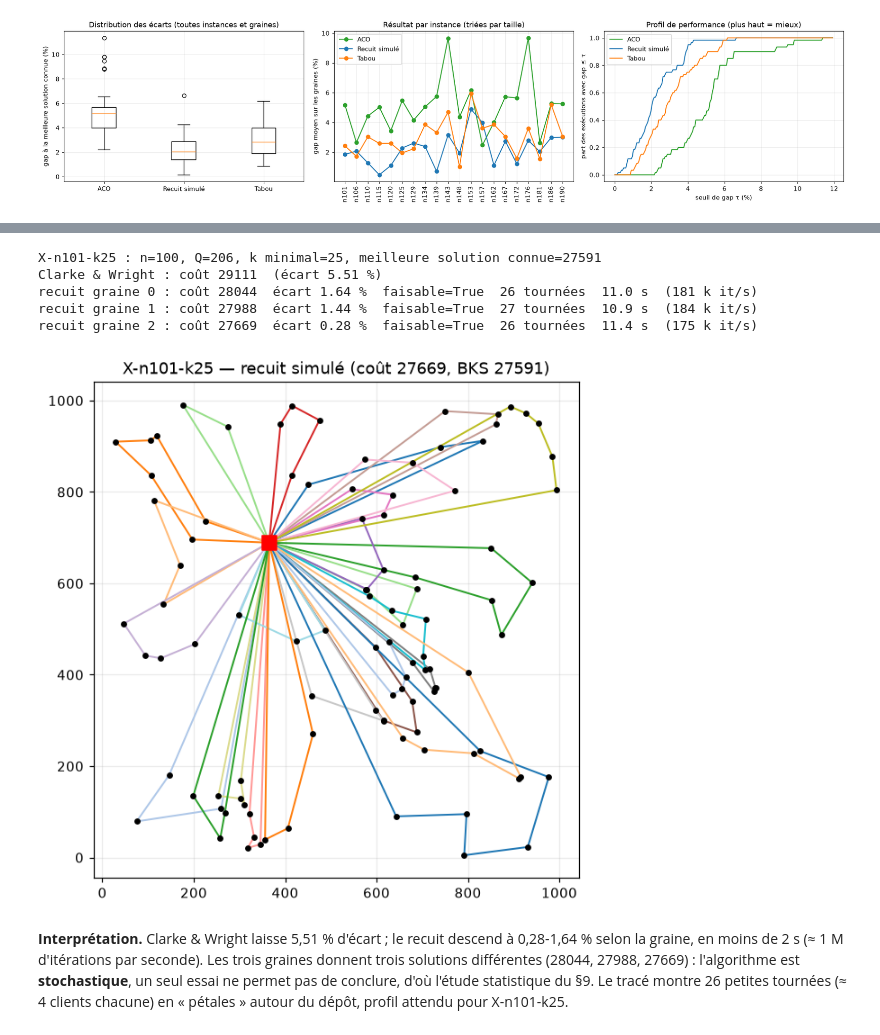
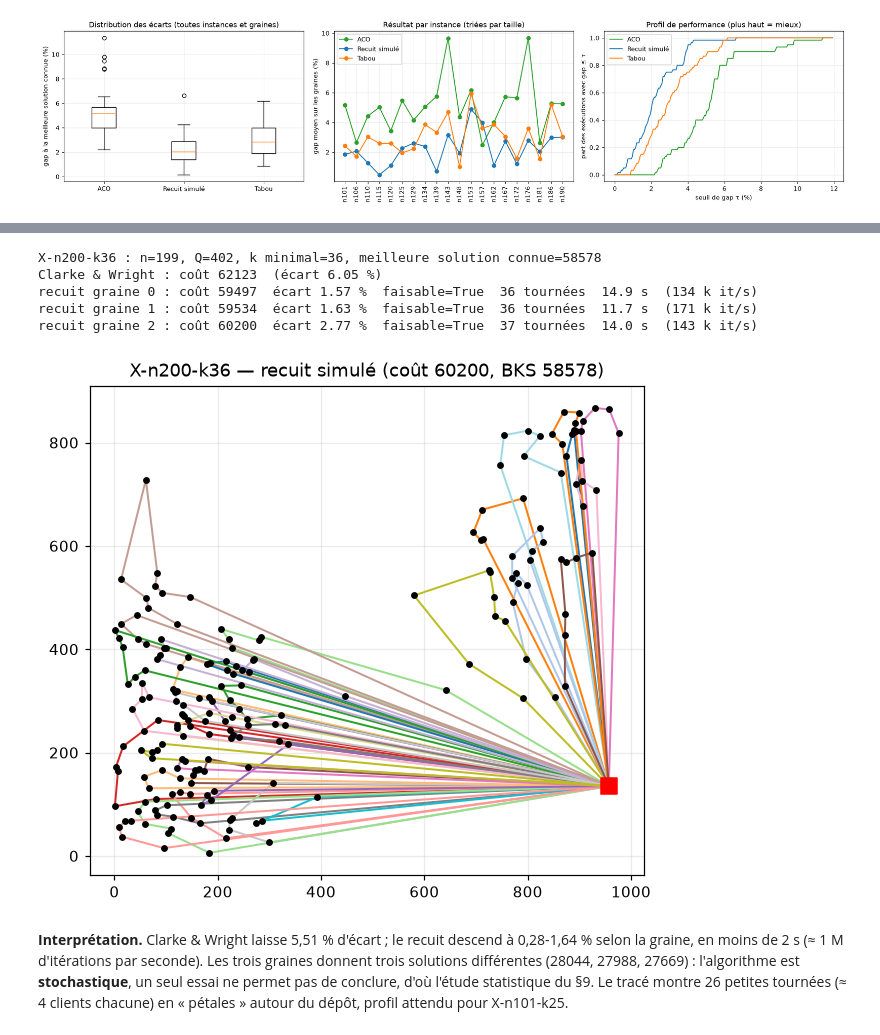
Before and after one commit to yannickfoute87-code/algorithmique-et-optimisation-combinatoire, a Jupyter notebook: Livrable_final_CVRP.ipynb, the cells around one changed output, grey strips where cells are left out. Cells and saved outputs as stored; diff of their text form; code cells hidden in the pictures.

```diff
--- a/Livrable_final_CVRP.ipynb
+++ b/Livrable_final_CVRP.ipynb
@@ -1174,6 +1109,6 @@ def lancer_tabou(inst, limite_temps, seed):
 # %%
 import itertools
-from scipy import stats                      # pip install scipy si besoin
+from scipy import stats
 
 # ----------------------------------------------------------------------------- configuration
 INSTANCES_COMPARAISON = ["X-n101-k25", "X-n106-k14", "X-n110-k13", "X-n115-k10", "X-n120-k6", "X-n125-k30", "X-n129-k18",
@@ -1181,12 +1116,12 @@ INSTANCES_COMPARAISON = ["X-n101-k25", "X-n106-k14", "X-n110-k13", "X-n115-k10",
                          "X-n167-k10", "X-n172-k51", "X-n176-k26", "X-n181-k23", "X-n186-k15", "X-n190-k8"]
 CONFIG = dict(
     instances=INSTANCES_COMPARAISON, graines=[0, 1, 2], limite_temps=5.0,                       # comparaison principale
-    instances_grandes=["X-n303-k21", "X-n401-k29", "X-n502-k39", "X-n1001-k43"], graines_grandes=[0, 1], limite_grandes=30.0,
+    instances_grandes=["XL-n1048-k237", "XL-n1561-k75", "XL-n2028-k617", "XL-n3007-k658"], graines_grandes=[0, 1], limite_grandes=30.0,
     instances_budget=["X-n101-k25", "X-n129-k18", "X-n153-k22", "X-n172-k51", "X-n190-k8"], budgets=[1.0, 3.0, 10.0], graines_budget=[0, 1],
 )
 if os.environ.get("ESSAIS_RAPIDE", "0") == "1":              # version réduite pour tester le code (≈ 2 min)
     CONFIG.update(instances=INSTANCES_COMPARAISON[:6], graines=[0, 1], limite_temps=1.5,
-                  instances_grandes=["X-n303-k21", "X-n401-k29"], graines_grandes=[0], limite_grandes=4.0,
+                  instances_grandes=["XL-n1561-k75", "XL-n1561-k75"], graines_grandes=[0], limite_grandes=4.0,
                   instances_budget=INSTANCES_COMPARAISON[:3], budgets=[0.5, 1.0, 2.0], graines_budget=[0, 1])
 # Durée de la configuration par défaut : (nb d'algos) x 20 instances x 3 graines x 5 s = 15 min pour 3 algos,
 # plus ≈ 12 min (grandes instances) et ≈ 7 min (budgets). Les résultats sont enregistrés au fur et à mesure.
@@ -1355,0 +1295,4 @@ plt.tight_layout(); plt.show()
+# %%
+df = executer_essais("principal", ALGOS, CONFIG["instances_grandes"], CONFIG["graines"], CONFIG["limite_grandes"])
+print(f"{len(df)} exécutions ({df['algo'].nunique()} algorithmes x {df['instance'].nunique()} instances x {df['seed'].nunique()} graines)")
+print("échecs (infaisable ou erreur) :", int((~df["faisable"]).sum()), "| dépassements de temps :", int(df["depassement"].sum()))
@@ -1355,0 +1306,27 @@ plt.tight_layout(); plt.show()
+# %%
+resume_grande = df.groupby("algo").agg(gap_moyen=("gap", "mean"), gap_median=("gap", "median"), gap_ecart_type=("gap", "std"),
+                                gap_min=("gap", "min"), gap_max=("gap", "max"),
+                                taux_faisable=("faisable", "mean"), temps_moyen_s=("temps", "mean")).round(2)
+resume_grande["part_sous_5pct"] = df.assign(ok5=(df["gap"] < 5)).groupby("algo")["ok5"].mean().round(2)
+display(resume_grande)
+
+par_instance_grande = df.pivot_table(index=["instance", "n"], columns="algo", values="gap", aggfunc="mean").round(2).sort_index(level="n")
+display(par_instance_grande)
+
+fig, ax = plt.subplots(1, 3, figsize=(18, 4.3))
+algos_l = list(resume_grande.index)
+ax[0].boxplot([df[(df["algo"] == a) & df["faisable"]]["gap"] for a in algos_l])
+ax[0].set_xticklabels(algos_l); ax[0].set_ylabel("gap à la meilleure solution connue (%)")
+ax[0].set_title("Distribution des écarts (toutes instances et graines)")
+for a in algos_l:
+    d = par_instance_grande[a].reset_index()
+    ax[1].plot(range(len(d)), d[a], "o-", label=a, color=COULEURS.get(a))
+ax[1].set_xticks(range(len(par_instance_grande))); ax[1].set_xticklabels([i.split("-")[1] for i, _ in par_instance_grande.index], rotation=90)
+ax[1].set_ylabel("gap moyen sur les graines (%)"); ax[1].set_title("Résultat par instance (triées par taille)"); ax[1].legend()
+taus = np.linspace(0, max(1.0, np.nanmax(df["gap"]) * 1.05), 200)
+for a in algos_l:
+    g = np.where(df[df["algo"] == a]["faisable"], df[df["algo"] == a]["gap"], np.inf)
+    ax[2].plot(taus, [(g <= t).mean() for t in taus], label=a, color=COULEURS.get(a))
+ax[2].set_xlabel("seuil de gap τ (%)"); ax[2].set_ylabel("part des exécutions avec gap ≤ τ")
+ax[2].set_title("Profil de performance (plus haut = mieux)"); ax[2].legend()
+plt.tight_layout(); plt.show()
@@ -1356,34 +1358,34 @@ plt.tight_layout(); plt.show()
 # %%
 def tracer_solution(inst, routes, titre=""):
     # Dessine les tournées d'une solution (une couleur par tournée)
     fig, ax = plt.subplots(figsize=(6.5, 6.5))
     cmap = plt.get_cmap("tab20")
     for i, r in enumerate(routes):
         chemin = [0] + r + [0]
         ax.plot([inst["x"][c] for c in chemin], [inst["y"][c] for c in chemin], "-", lw=1.3, color=cmap(i % 20))
     ax.scatter(inst["x"][1:], inst["y"][1:], s=12, c="k", zorder=3)
     ax.scatter(inst["x"][0], inst["y"][0], marker="s", s=110, c="red", zorder=4)
     ax.set_aspect("equal"); ax.set_title(titre); plt.show()
 
-nom = "X-n101-k25"
+nom = "X-n200-k36"
 inst = lire_vrplib(f"{DOSSIER_X}/{nom}.vrp")
 sv = savings(inst)
 cout_sv, _, _ = verifier(inst, sv)
 print(f"{nom} : n={inst['n']}, Q={inst['Q']}, k minimal={inst['kmin']}, meilleure solution connue={BKS[nom]}")
 print(f"Clarke & Wright : coût {cout_sv:.0f}  (écart {100*(cout_sv/BKS[nom]-1):.2f} %)")
 for seed in range(3):
     r = recuit_simule(inst, iters=2_000_000, seed=seed)
     c, ok, msg = verifier(inst, r["routes"])
     print(f"recuit graine {seed} : coût {c:.0f}  écart {100*(c/BKS[nom]-1):.2f} %  faisable={ok}  "
           f"{len(r['routes'])} tournées  {r['temps']:.1f} s  ({r['iters']/r['temps']/1000:.0f} k it/s)")
 tracer_solution(inst, r["routes"], f"{nom} — recuit simulé (coût {c:.0f}, BKS {BKS[nom]})")
 # %% [output]
-X-n101-k25 : n=100, Q=206, k minimal=25, meilleure solution connue=27591
-Clarke & Wright : coût 29111  (écart 5.51 %)
-recuit graine 0 : coût 28044  écart 1.64 %  faisable=True  26 tournées  11.0 s  (181 k it/s)
-recuit graine 1 : coût 27988  écart 1.44 %  faisable=True  27 tournées  10.9 s  (184 k it/s)
-recuit graine 2 : coût 27669  écart 0.28 %  faisable=True  26 tournées  11.4 s  (175 k it/s)
+X-n200-k36 : n=199, Q=402, k minimal=36, meilleure solution connue=58578
+Clarke & Wright : coût 62123  (écart 6.05 %)
+recuit graine 0 : coût 59497  écart 1.57 %  faisable=True  36 tournées  14.9 s  (134 k it/s)
+recuit graine 1 : coût 59534  écart 1.63 %  faisable=True  36 tournées  11.7 s  (171 k it/s)
+recuit graine 2 : coût 60200  écart 2.77 %  faisable=True  37 tournées  14.0 s  (143 k it/s)
-[figure, old version]
+[figure, new version]
 # %% [markdown]
 **Interprétation.** Clarke & Wright laisse 5,51 % d'écart ; le recuit descend à 0,28-1,64 % selon la graine, en moins de 2 s (≈ 1 M d'itérations par seconde). Les trois graines donnent trois solutions différentes (28044, 27988, 27669) : l'algorithme est **stochastique**, un seul essai ne permet pas de conclure, d'où l'étude statistique du §9. Le tracé montre 26 petites tournées (≈ 4 clients chacune) en « pétales » autour du dépôt, profil attendu pour X-n101-k25.
 # %% [markdown]
```
Also changed, not shown: parts of 43 cells of this notebook, 7 other files.
